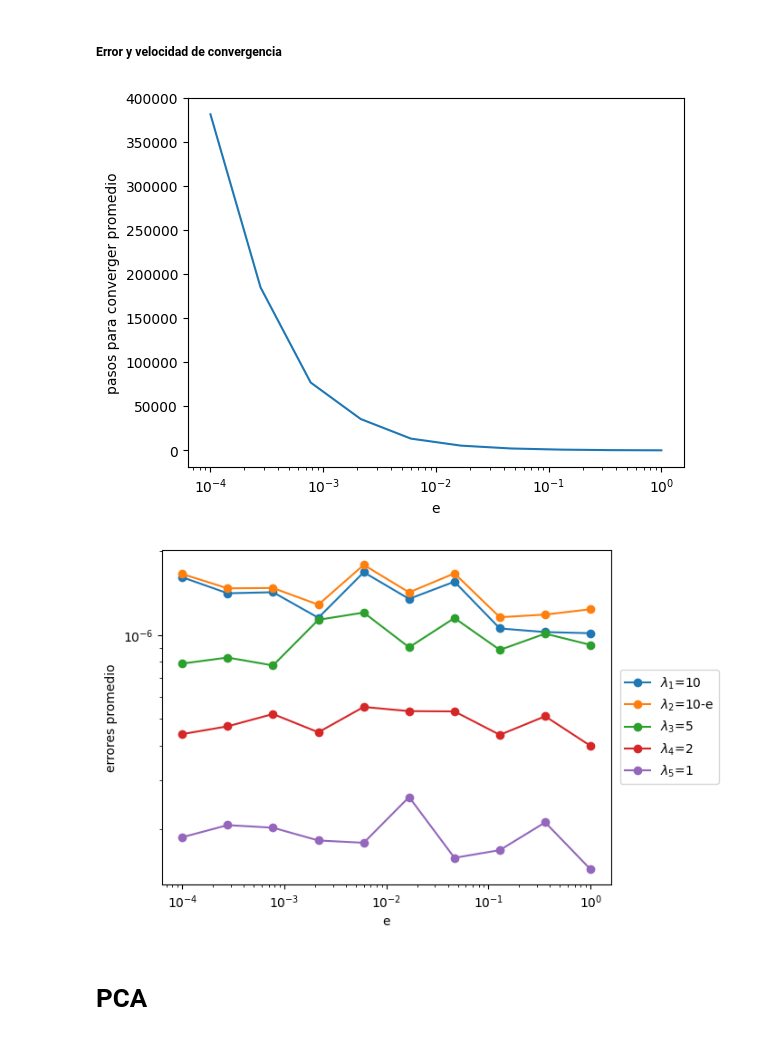
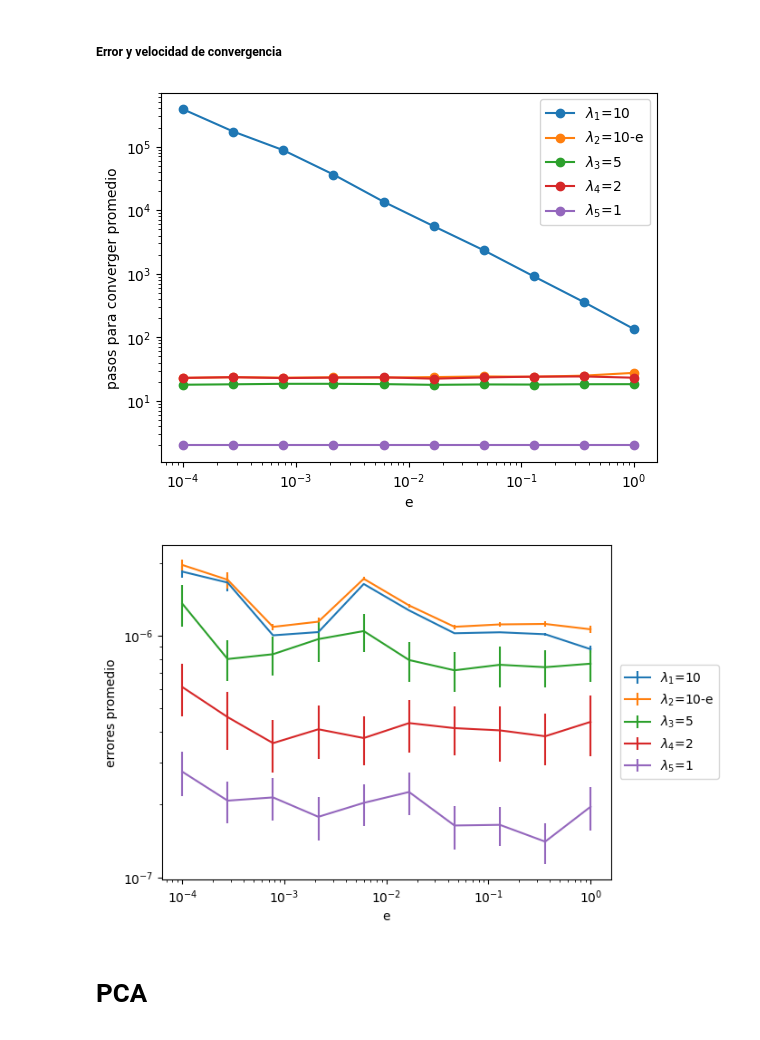
Before and after one commit to mamertowo/tp-mn-2, a Jupyter notebook: notebook.ipynb, the cells around one changed output. Cells and saved outputs as stored; diff of their text form; code cells hidden in the pictures.

Commit message:
graficos velocidad y error actualizados

```diff
--- a/notebook.ipynb
+++ b/notebook.ipynb
@@ -366,6 +366,7 @@ Todas las matrices dieron bien!
 def error_y_velocidad_convergencia():
     epsilons = np.logspace(-4, 0, 10)
     res_errores = []
+    res_desvio_errores = []
     res_pasos = []
     for e in epsilons:
 
@@ -379,33 +380,39 @@ def error_y_velocidad_convergencia():
 
         # Error para cada autovalor (y autovector)
         errores = np.array([[np.linalg.norm(M @ v[i][1] - v[i][0] * v[i][1]) for i in range(len(v))] for v in valores])
-        promedios_errores = np.apply_along_axis(np.average, axis=0, arr=errores)
+        promedios_errores = np.average(errores, axis=0)
+        desvio_errores = np.std(errores, axis=0)
 
         # Velocidad de convergencia para el autovalor que tarda mas por tener dos parecidos
-        pasos = [v[0][2] for v in valores]
-        promedio_pasos = np.average(pasos)
+        pasos = np.array([[v[i][2] for i in range(len(v))] for v in valores])
+        promedio_pasos = np.apply_along_axis(np.average, axis=0, arr=pasos)
 
         res_errores.append(promedios_errores)
+        res_desvio_errores.append(desvio_errores)
         res_pasos.append(promedio_pasos)
-    return epsilons, res_errores, res_pasos
+    return np.array(epsilons), np.array(res_errores), np.array(res_desvio_errores), np.array(res_pasos)
 # %%
-epsilons_graficar, errores_graficar, pasos_graficar = error_y_velocidad_convergencia()
+epsilons_graficar, errores_graficar, desvio_errores_graficar, pasos_graficar = error_y_velocidad_convergencia()
 # %%
-plt.plot(epsilons_graficar, pasos_graficar)
+plt.plot(epsilons_graficar, pasos_graficar, "-o")
 plt.ylabel("pasos para converger promedio")
 plt.xlabel("e")
 plt.xscale("log")
+plt.yscale("log")
+plt.legend(["$\lambda_1$=10", "$\lambda_2$=10-e", "$\lambda_3$=5", "$\lambda_4$=2", "$\lambda_5$=1"]);
 # %% [output]
-[figure, old version]
+[figure, new version]
 # %%
-plt.plot(epsilons_graficar, errores_graficar, '-o')
+for i in range(errores_graficar.shape[1]):
+    plt.errorbar(epsilons_graficar, errores_graficar[:, i], desvio_errores_graficar[:, i])
 plt.ylabel("errores promedio")
 plt.xlabel("e")
 plt.xscale("log")
 plt.yscale("log")
+#plt.title("Errores promedio para cada autovalor y autovector asociado con desvio estandar")
 plt.legend(["$\lambda_1$=10", "$\lambda_2$=10-e", "$\lambda_3$=5", "$\lambda_4$=2", "$\lambda_5$=1"], loc=[1.02,0.3]);
 # %% [output]
-[figure, old version]
+[figure, new version]
 # %% [markdown]
 # PCA
 # %% [markdown]
```
